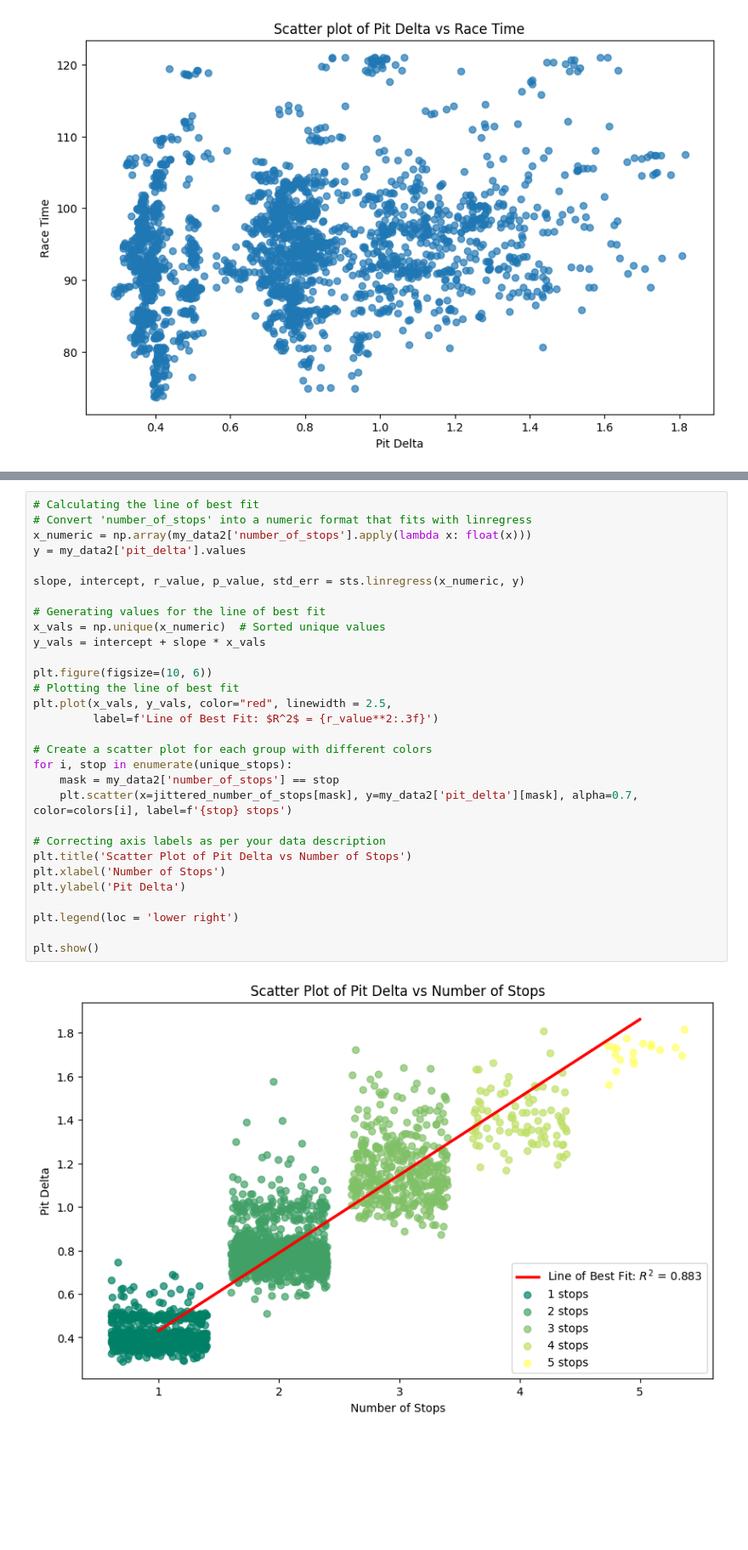
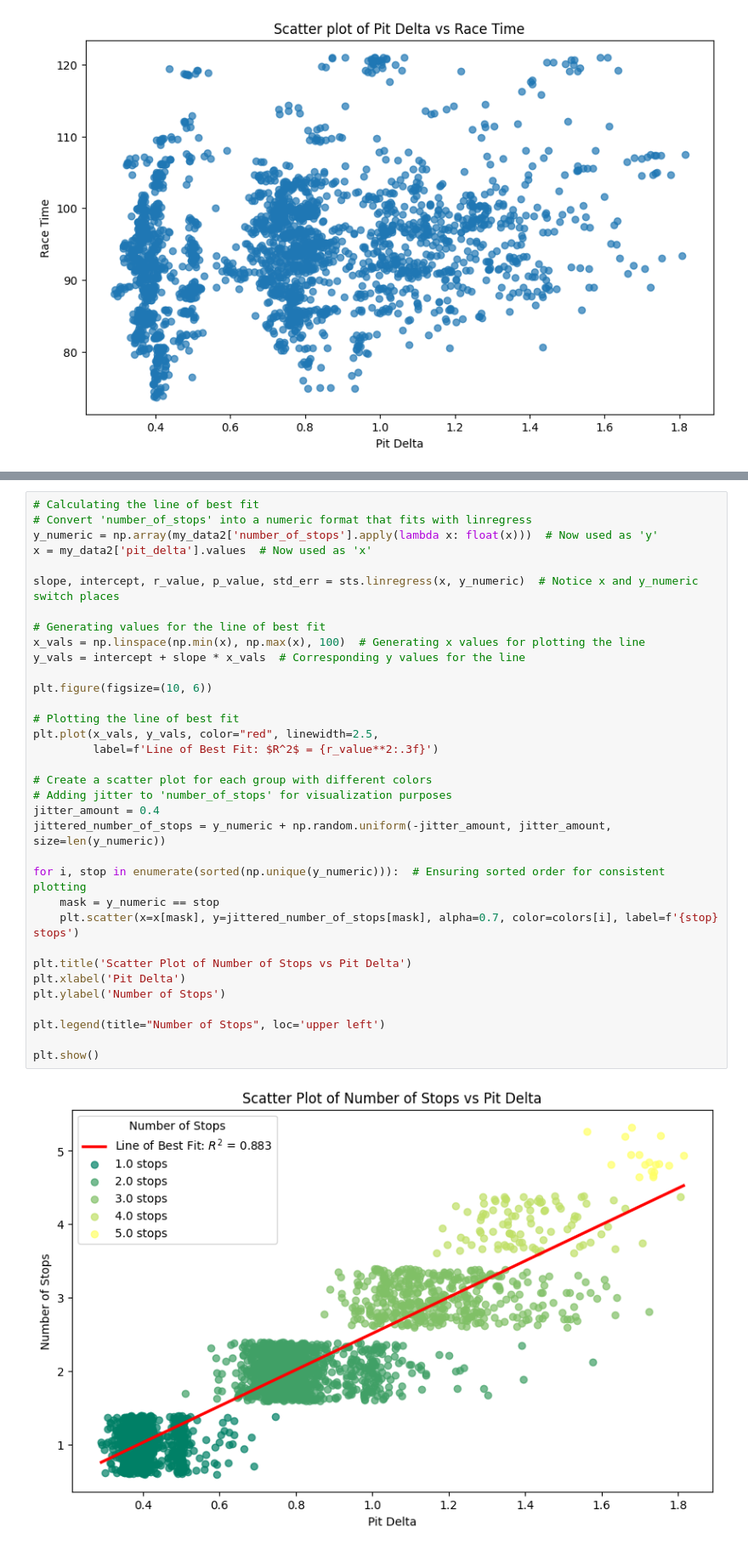
Before and after one commit to MacBeth-M/Grand-Prix-Geek, a Jupyter notebook: JupyterNotebooks/Box Box: Linear Regression.ipynb, the cells around one changed output, grey strips where cells are left out. Shown at 85% size. Drawn from its saved outputs; the diff is of its cells as text; blank space fills up the shorter version.

```diff
--- a/JupyterNotebooks/Box Box: Linear Regression.ipynb
+++ b/JupyterNotebooks/Box Box: Linear Regression.ipynb
@@ -299,32 +322,36 @@ plt.show()
 # %%
 # Calculating the line of best fit
 # Convert 'number_of_stops' into a numeric format that fits with linregress
-x_numeric = np.array(my_data2['number_of_stops'].apply(lambda x: float(x)))
-y = my_data2['pit_delta'].values
+y_numeric = np.array(my_data2['number_of_stops'].apply(lambda x: float(x)))  # Now used as 'y'
+x = my_data2['pit_delta'].values  # Now used as 'x'
 
-slope, intercept, r_value, p_value, std_err = sts.linregress(x_numeric, y)
+slope, intercept, r_value, p_value, std_err = sts.linregress(x, y_numeric)  # Notice x and y_numeric switch places
 
 # Generating values for the line of best fit
-x_vals = np.unique(x_numeric)  # Sorted unique values
-y_vals = intercept + slope * x_vals
+x_vals = np.linspace(np.min(x), np.max(x), 100)  # Generating x values for plotting the line
+y_vals = intercept + slope * x_vals  # Corresponding y values for the line
 
 plt.figure(figsize=(10, 6))
+
 # Plotting the line of best fit
-plt.plot(x_vals, y_vals, color="red", linewidth = 2.5,
+plt.plot(x_vals, y_vals, color="red", linewidth=2.5,
          label=f'Line of Best Fit: $R^2$ = {r_value**2:.3f}')
 
 # Create a scatter plot for each group with different colors
-for i, stop in enumerate(unique_stops):
-    mask = my_data2['number_of_stops'] == stop
-    plt.scatter(x=jittered_number_of_stops[mask], y=my_data2['pit_delta'][mask], alpha=0.7, color=colors[i], label=f'{stop} stops')
+# Adding jitter to 'number_of_stops' for visualization purposes
+jitter_amount = 0.4
+jittered_number_of_stops = y_numeric + np.random.uniform(-jitter_amount, jitter_amount, size=len(y_numeric))
 
-# Correcting axis labels as per your data description
-plt.title('Scatter Plot of Pit Delta vs Number of Stops')
-plt.xlabel('Number of Stops')
-plt.ylabel('Pit Delta')
+for i, stop in enumerate(sorted(np.unique(y_numeric))):  # Ensuring sorted order for consistent plotting
+    mask = y_numeric == stop
+    plt.scatter(x=x[mask], y=jittered_number_of_stops[mask], alpha=0.7, color=colors[i], label=f'{stop} stops')
 
-plt.legend(loc = 'lower right')
+plt.title('Scatter Plot of Number of Stops vs Pit Delta')
+plt.xlabel('Pit Delta')
+plt.ylabel('Number of Stops')
+
+plt.legend(title="Number of Stops", loc='upper left')
 
 plt.show()
 # %% [output]
-[figure, old version]
+[figure, new version]
```
Also changed, not shown: parts of 9 cells of this notebook, 1 other file.
